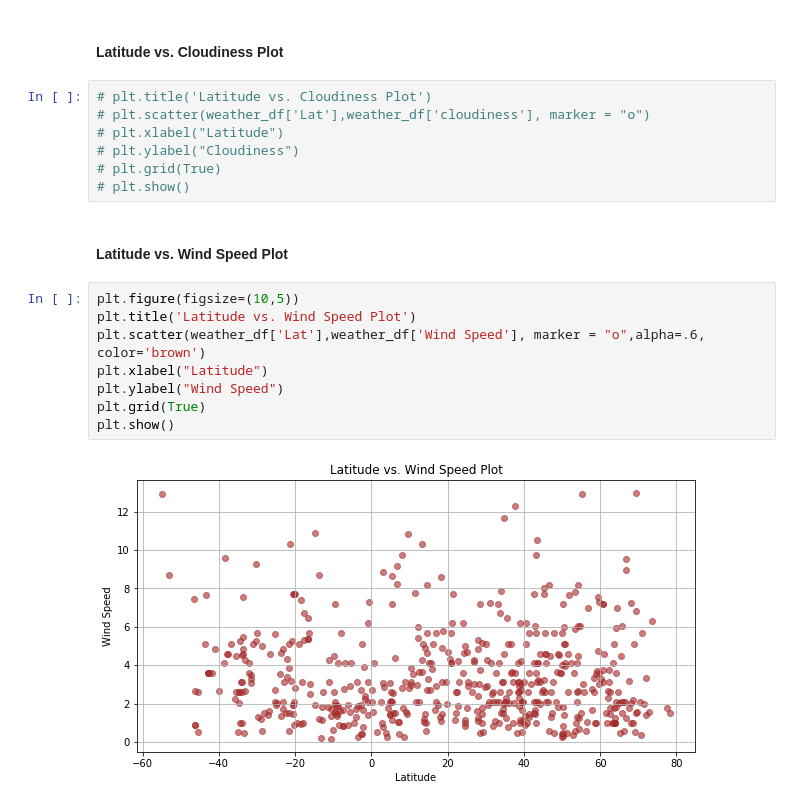
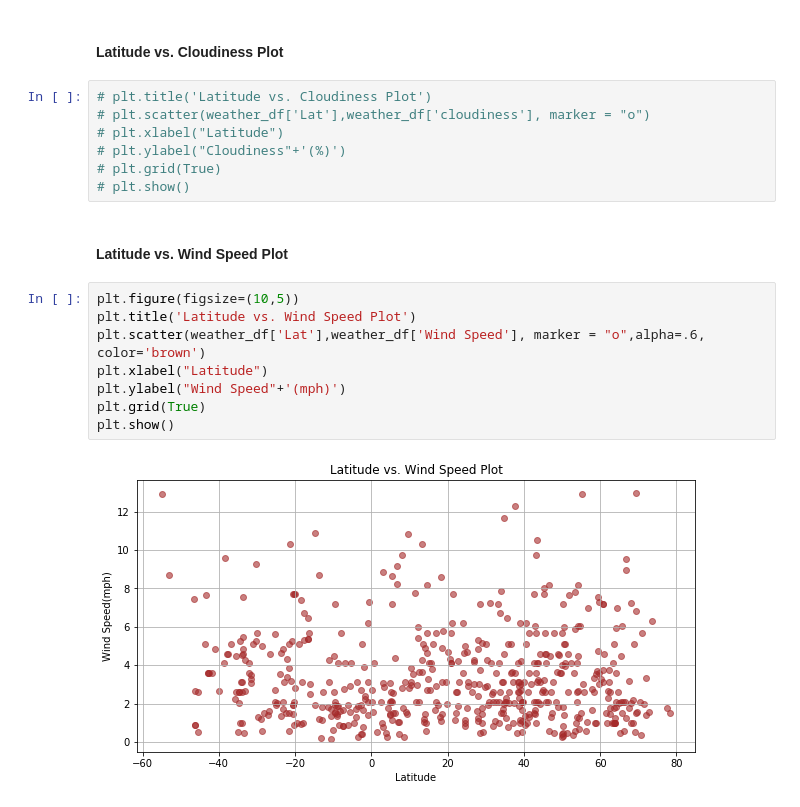
Before and after one commit to mtbulut/python-api-challenge, a Jupyter notebook: starter_code/WeatherPy.ipynb, the cells around one changed output. Saved outputs shown, nothing was run; the diff lists cells and outputs as text.

```diff
--- a/starter_code/WeatherPy.ipynb
+++ b/starter_code/WeatherPy.ipynb
@@ -213,7 +213,7 @@ plt.show()
 # plt.title('Latitude vs. Cloudiness Plot')
 # plt.scatter(weather_df['Lat'],weather_df['cloudiness'], marker = "o")
 # plt.xlabel("Latitude")
-# plt.ylabel("Cloudiness")
+# plt.ylabel("Cloudiness"+'(%)')
 # plt.grid(True)
 # plt.show()
 # %% [markdown]
@@ -221,10 +221,10 @@ plt.show()
 # %%
 plt.figure(figsize=(10,5))
 plt.title('Latitude vs. Wind Speed Plot')
 plt.scatter(weather_df['Lat'],weather_df['Wind Speed'], marker = "o",alpha=.6, color='brown')
 plt.xlabel("Latitude")
-plt.ylabel("Wind Speed")
+plt.ylabel("Wind Speed"+'(mph)')
 plt.grid(True)
 plt.show()
 # %% [output]
-[figure, old version]
+[figure, new version]
```
Also changed, not shown: parts of 1 cell of this notebook.
